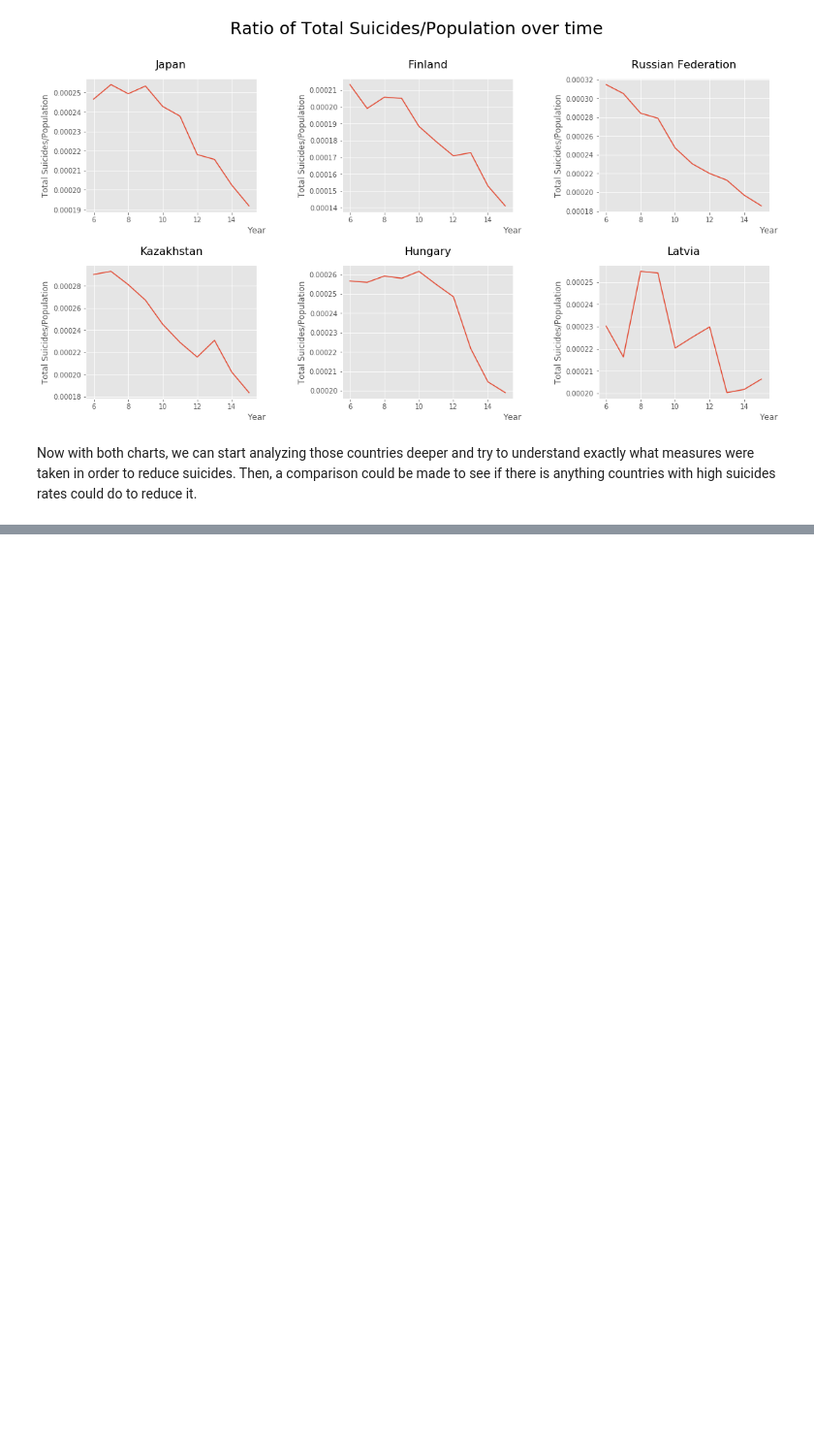
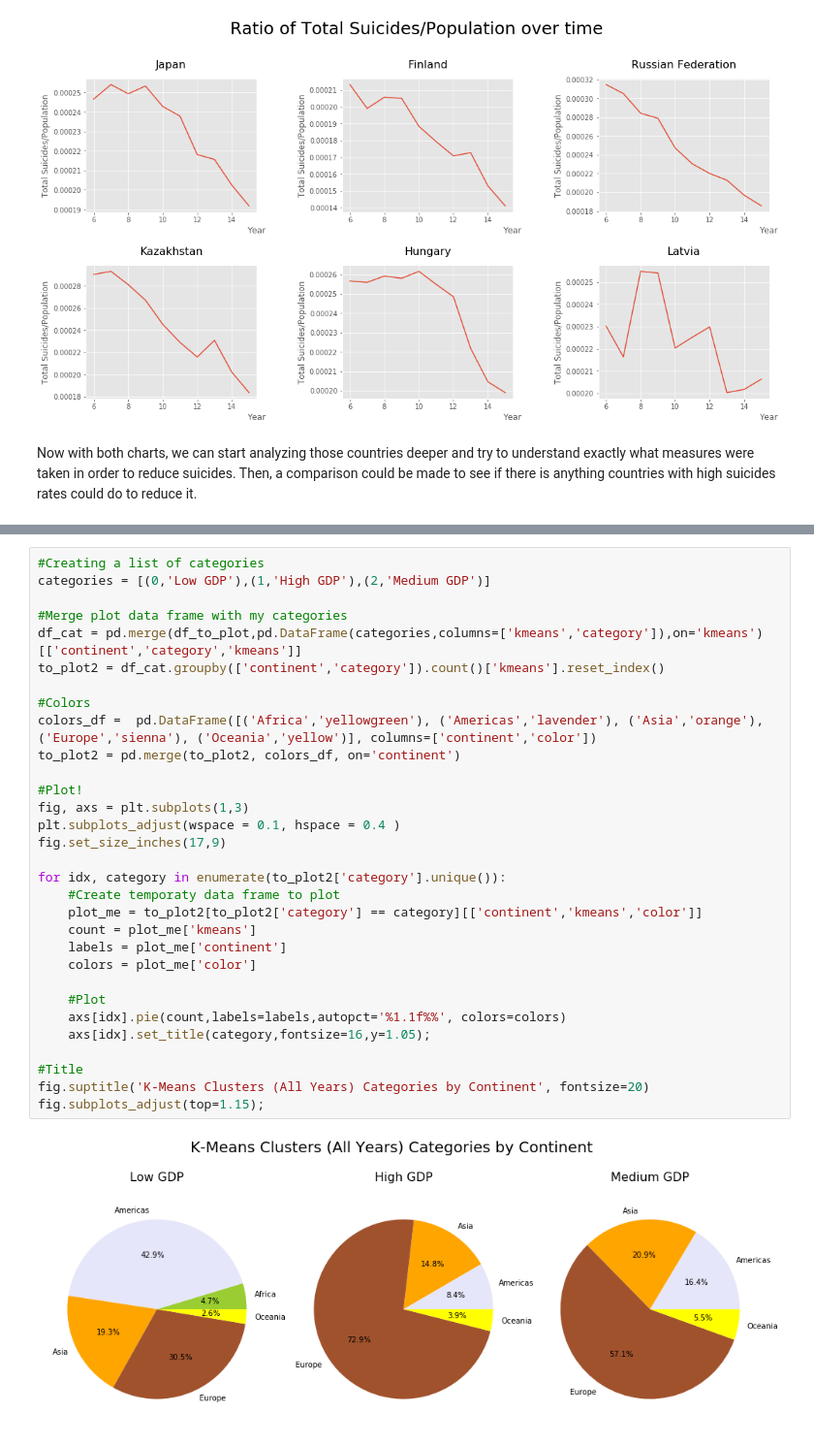
Before and after one commit to renoneto/data-science-portfolio, a Jupyter notebook: suicide_analysis.ipynb, the cells around one changed output, grey strips where cells are left out. Shown at 97% size. Saved outputs shown, nothing was run; the diff lists cells and outputs as text; blank space fills up the shorter version.

```diff
--- a/suicide_analysis.ipynb
+++ b/suicide_analysis.ipynb
@@ -826,0 +1013,33 @@ Now with both charts, we can start analyzing those countries deeper and try to u
+# %%
+#Creating a list of categories
+categories = [(0,'Low GDP'),(1,'High GDP'),(2,'Medium GDP')]
+
+#Merge plot data frame with my categories
+df_cat = pd.merge(df_to_plot,pd.DataFrame(categories,columns=['kmeans','category']),on='kmeans')[['continent','category','kmeans']]
+to_plot2 = df_cat.groupby(['continent','category']).count()['kmeans'].reset_index()
+
+#Colors
+colors_df =  pd.DataFrame([('Africa','yellowgreen'), ('Americas','lavender'), ('Asia','orange'), ('Europe','sienna'), ('Oceania','yellow')], columns=['continent','color'])
+to_plot2 = pd.merge(to_plot2, colors_df, on='continent')
+
+#Plot!
+fig, axs = plt.subplots(1,3)
+plt.subplots_adjust(wspace = 0.1, hspace = 0.4 )
+fig.set_size_inches(17,9)
+
+for idx, category in enumerate(to_plot2['category'].unique()):
+    #Create temporaty data frame to plot
+    plot_me = to_plot2[to_plot2['category'] == category][['continent','kmeans','color']]
+    count = plot_me['kmeans']
+    labels = plot_me['continent']
+    colors = plot_me['color']
+
+    #Plot
+    axs[idx].pie(count,labels=labels,autopct='%1.1f%%', colors=colors)
+    axs[idx].set_title(category,fontsize=16,y=1.05);
+
+#Title
+fig.suptitle('K-Means Clusters (All Years) Categories by Continent', fontsize=20)
+fig.subplots_adjust(top=1.15);
+# %% [output]
+[figure, added]
```
Also changed, not shown: parts of 15 cells of this notebook.
